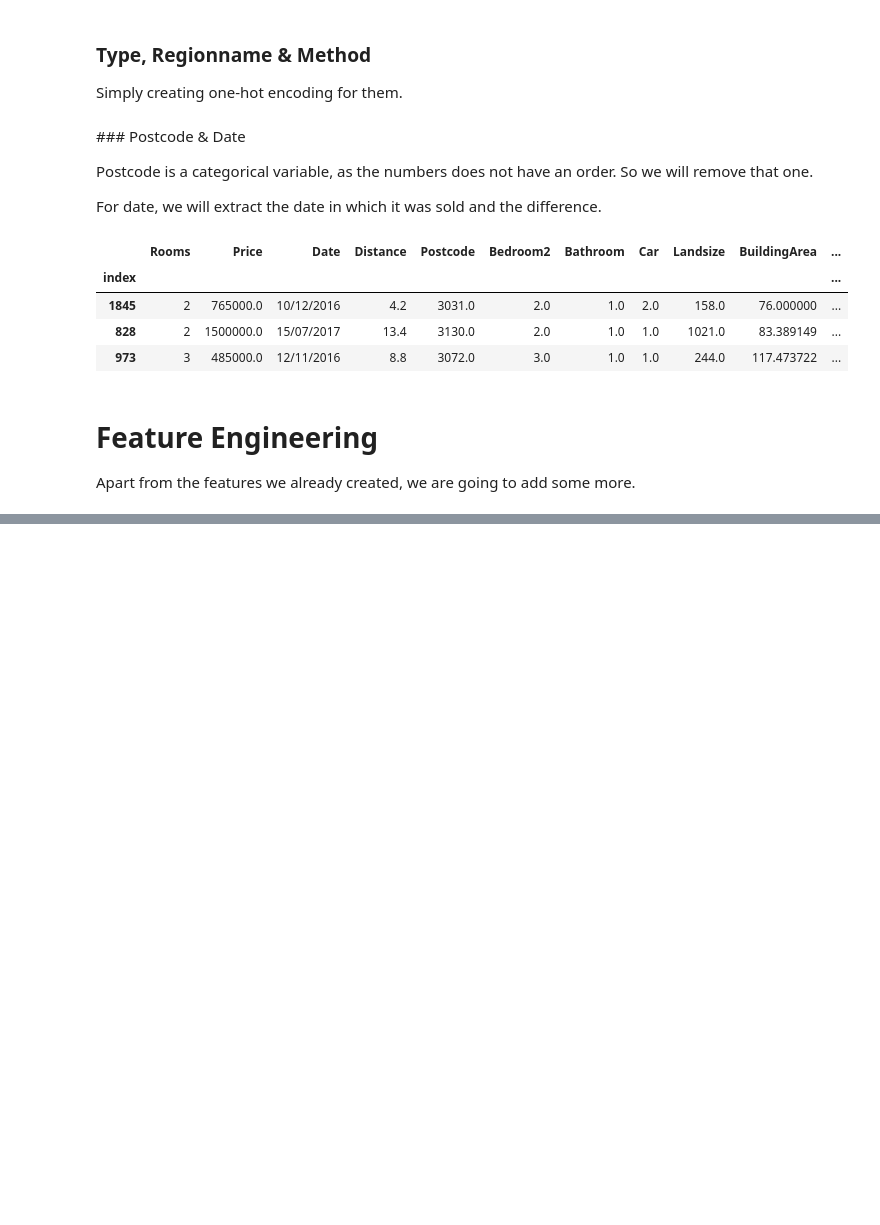
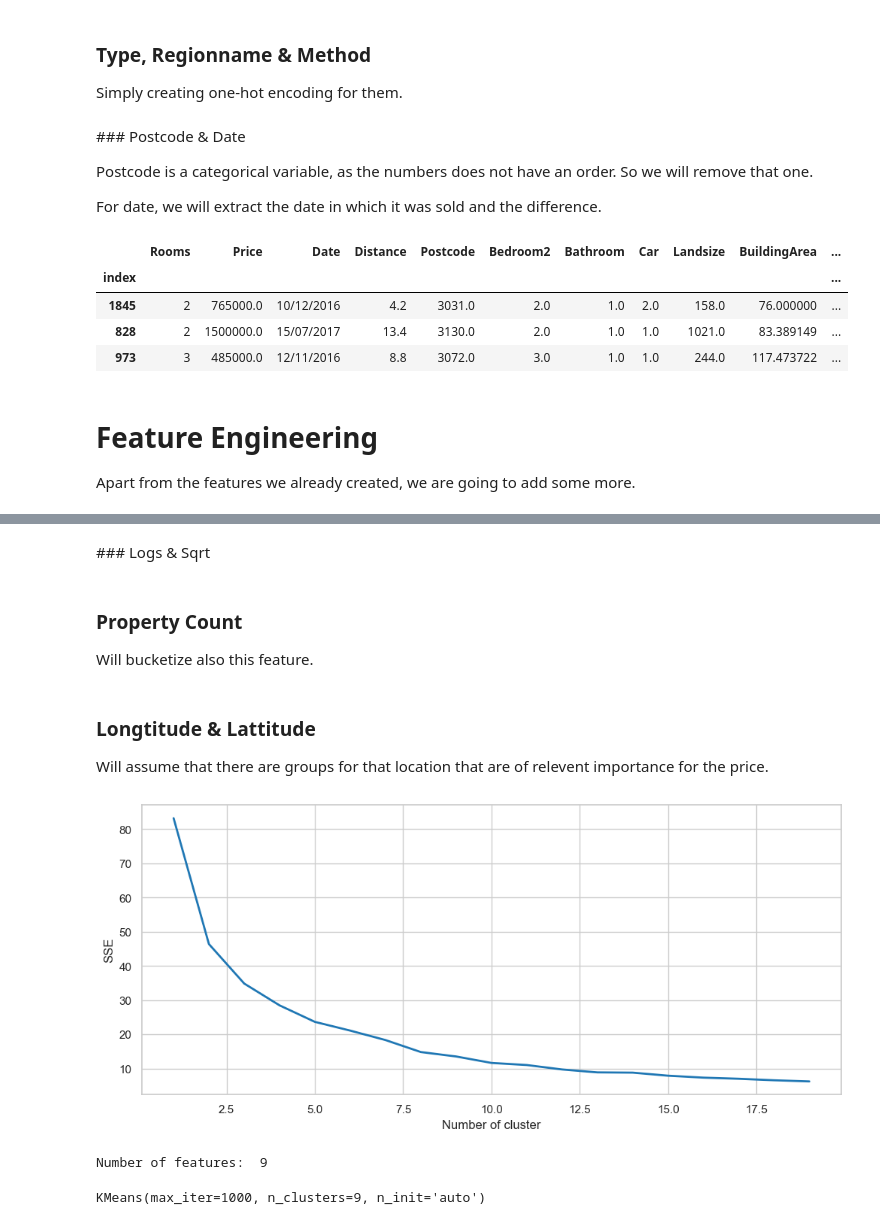
Before and after one commit to nil-andreu/machine-learning-posgrade, a Jupyter notebook: Project 2: Housing Price Prediction/House Pred.ipynb, the cells around one changed output, grey strips where cells are left out. Saved outputs shown, nothing was run; the diff lists cells and outputs as text; code cells hidden in the pictures; blank space fills up the shorter version.

```diff
--- a/Project 2: Housing Price Prediction/House Pred.ipynb
+++ b/Project 2: Housing Price Prediction/House Pred.ipynb
@@ -1074,0 +1080,4 @@ But this was adding a lot of complexity to the model, without adding a lot of re
+# %%
+train_set_processed, _ = check_resold_houses(train_set_processed)
+train_set_processed, _ = check_resold_houses(train_set_processed)
+train_set_processed, _ = check_resold_houses(train_set_processed)
@@ -1201,8 +1242,32 @@ test_set_extended['bath_room_ratio'] = test_set_extended['Bathroom'] + 1 / test_
 test_set_extended['room_building_area_ratio'] = test_set_extended['Rooms'] + 1 / test_set_extended['BuildingArea'] + 1
 test_set_extended['bed_building_area_ratio'] = test_set_extended['Bedroom2'] + 1 / test_set_extended['BuildingArea'] + 1
 test_set_extended['bath_building_area_ratio'] = test_set_extended['Bathroom'] + 1 / test_set_extended['BuildingArea'] + 1
+# %% [markdown]
+### Logs & Sqrt
 # %%
 # Adding the logarithms
 train_set_extended = create_logs(train_set_extended)
 valid_set_extended = create_logs(valid_set_extended)
 test_set_extended = create_logs(test_set_extended)
+# %%
+train_set_extended['Price_log'] = np.log(train_set_extended.Price + 1)
+valid_set_extended['Price_log'] = np.log(valid_set_extended.Price + 1)
+# %%
+train_set_extended['Distance_sqr'] = np.sqrt(train_set_extended['Distance'])
+train_set_extended['Landsize_sqr'] = np.sqrt(train_set_extended['Landsize'])
+train_set_extended['BuildingArea_sqr'] = np.sqrt(train_set_extended['BuildingArea'])
+train_set_extended['Propertycount_sqr'] = np.sqrt(train_set_extended['Propertycount'])
+
+valid_set_extended['Distance_sqr'] = np.sqrt(valid_set_extended['Distance'])
+valid_set_extended['Landsize_sqr'] = np.sqrt(valid_set_extended['Landsize'])
+valid_set_extended['BuildingArea_sqr'] = np.sqrt(valid_set_extended['BuildingArea'])
+valid_set_extended['Propertycount_sqr'] = np.sqrt(valid_set_extended['Propertycount'])
+
+test_set_extended['Distance_sqr'] = np.sqrt(test_set_extended['Distance'])
+test_set_extended['Landsize_sqr'] = np.sqrt(test_set_extended['Landsize'])
+test_set_extended['BuildingArea_sqr'] = np.sqrt(test_set_extended['BuildingArea'])
+test_set_extended['Propertycount_sqr'] = np.sqrt(test_set_extended['Propertycount'])
+# %% [markdown]
+### Property Count
+
+Will bucketize also this feature.
@@ -1208,0 +1299,42 @@ test_set_extended = create_logs(test_set_extended)
+# %% [markdown]
+### Longtitude & Lattitude
+
+Will assume that there are groups for that location that are of relevent importance for the price.
+# %%
+train_long_lat = train_set_extended[['Longtitude', 'Lattitude']]
+valid_long_lat = valid_set_extended[['Longtitude', 'Lattitude']]
+test_long_lat = test_set_extended[['Longtitude', 'Lattitude']]
+# %%
+sse = {}
+for k in range(1, 20):
+    kmeans = KMeans(
+        n_clusters=k,
+        max_iter=1000,
+        n_init='auto'
+    ).fit(train_long_lat)
+
+    # Squarred Sum of Errors
+    sse[k] = kmeans.inertia_
+
+plt.figure()
+plt.plot(list(sse.keys()), list(sse.values()))
+plt.xlabel("Number of cluster")
+plt.ylabel("SSE")
+plt.show()
+# %% [output]
+[figure, added]
+# %%
+divisor = 12
+n_features = math.floor((train_set['YearBuilt'].nunique() / divisor))
+
+print('Number of features: ', n_features)
+k_means = KMeans(
+    n_clusters=n_features,
+    n_init='auto',
+    max_iter=1000
+)
+
+k_means.fit(train_long_lat)
+# %% [output]
+Number of features:  9
+KMeans(max_iter=1000, n_clusters=9, n_init='auto')
```
Also changed, not shown: parts of 48 cells of this notebook, 1 other file.
